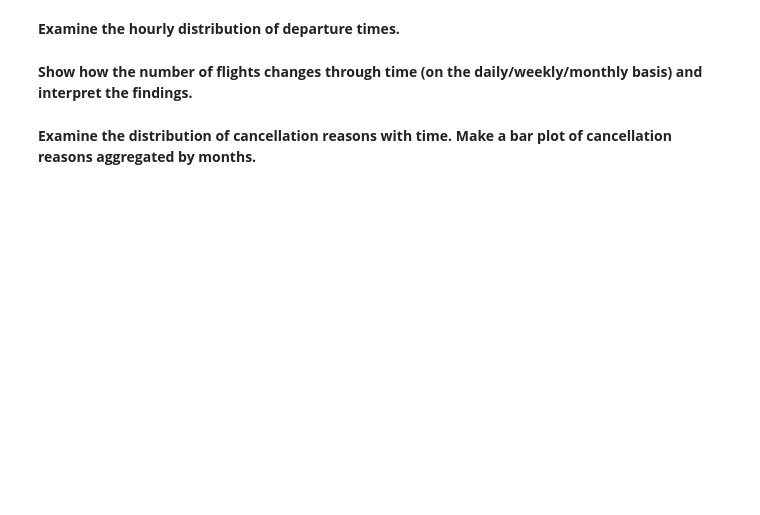
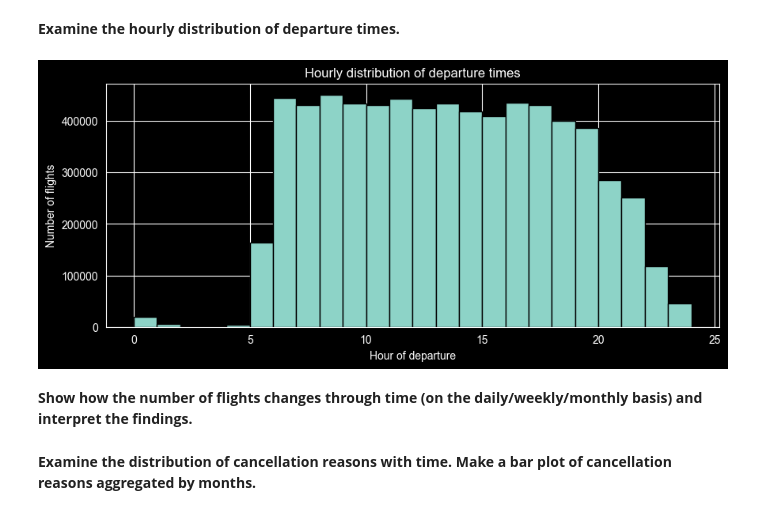
Before and after one commit to mentisVeritas/MLC, a Jupyter notebook: Homeworks/assignment_EDA.ipynb, the cells around one changed output. Saved outputs shown, nothing was run; the diff lists cells and outputs as text; code cells hidden in the pictures; blank space fills up the shorter version.

```diff
--- a/Homeworks/assignment_EDA.ipynb
+++ b/Homeworks/assignment_EDA.ipynb
@@ -386,2 +409,10 @@ _Hint_ : consider only positive delays
+# %%
+df['DepHour'].dropna().astype(int).hist(bins=24, range=(0, 24), edgecolor='black', figsize=(10, 4))
+plt.xlabel('Hour of departure')
+plt.ylabel('Number of flights')
+plt.title('Hourly distribution of departure times')
+plt.show()
+# %% [output]
+[figure, added]
 # %% [markdown]
 **Show how the number of flights changes through time (on the daily/weekly/monthly basis) and interpret the findings.**
```
Also changed, not shown: parts of 59 cells of this notebook, 1 other file.
